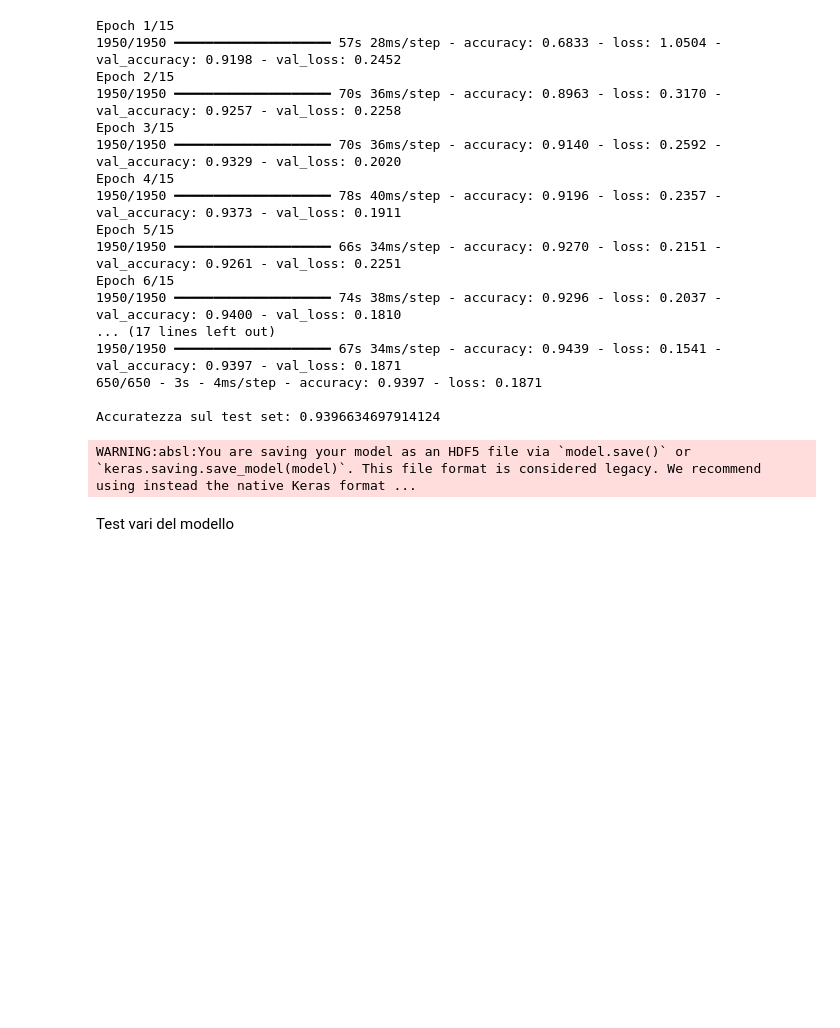
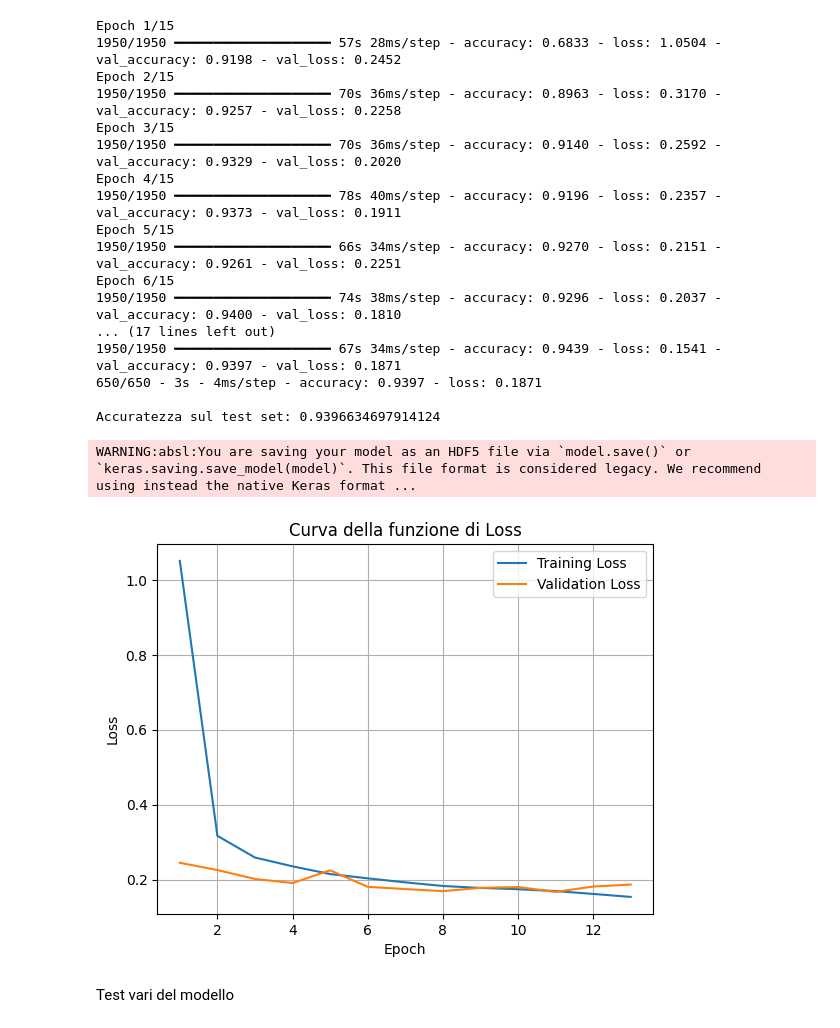
Before and after one commit to SamueleCostantini/Progetto-ai-coloring-grid, a Jupyter notebook: training-modello.ipynb, the cells around one changed output. Cells and saved outputs as stored; diff of their text form; code cells hidden in the pictures; blank space fills up the shorter version.

```diff
--- a/training-modello.ipynb
+++ b/training-modello.ipynb
@@ -234,6 +234,22 @@ model.save("letter_recognition_model.h5")
 WARNING:absl:You are saving your model as an HDF5 file via `model.save()` or `keras.saving.save_model(model)`. This file format is considered legacy. We recommend using instead the native Keras format ...
 # %%
 import matplotlib.pyplot as plt
+# %%
+loss = [1.0504, 0.3170, 0.2592, 0.2357, 0.2151, 0.2037, 0.1929, 0.1833, 0.1781, 0.1746, 0.1696, 0.1621, 0.1541]
+val_loss = [0.2452, 0.2258, 0.2020, 0.1911, 0.2251, 0.1810, 0.1750, 0.1695, 0.1783, 0.1805, 0.1675, 0.1818, 0.1871]
+epochs = list(range(1, 14))
+import matplotlib.pyplot as plt
+
+plt.plot(epochs, loss, label='Training Loss')
+plt.plot(epochs, val_loss, label='Validation Loss')
+plt.xlabel('Epoch')
+plt.ylabel('Loss')
+plt.title('Curva della funzione di Loss')
+plt.legend()
+plt.grid(True)
+plt.show()
+# %% [output]
+[figure, added]
 # %% [markdown]
 Test vari del modello
 # %%
```
Also changed, not shown: 4 other files.
